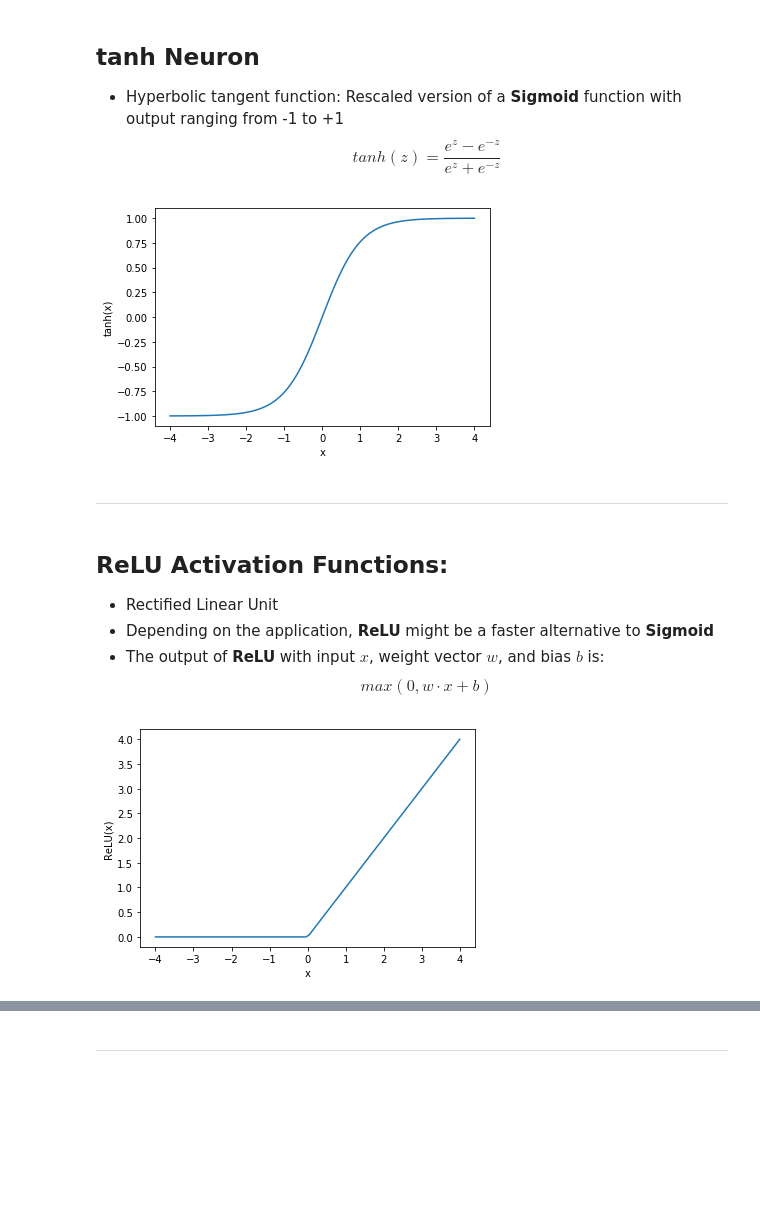
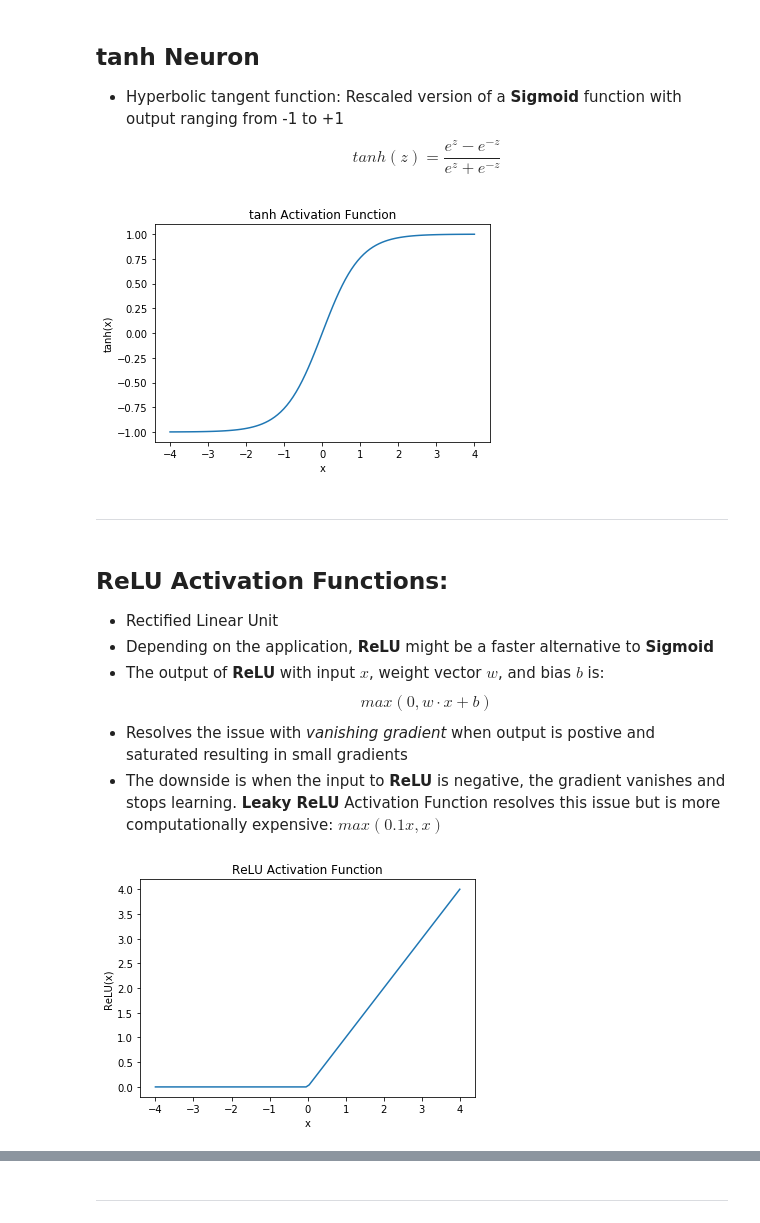
Before and after one commit to romabash/Python-notebooks-collection, a Jupyter notebook: ML Deep Learning/1.1_Neural_Networks.ipynb, the cells around one changed output, grey strips where cells are left out. Cells and saved outputs as stored; diff of their text form; code cells hidden in the pictures; blank space fills up the shorter version.

Commit message:
Deep Learning: ReLU and Leaky ReLU optimization

```diff
--- a/ML Deep Learning/1.1_Neural_Networks.ipynb
+++ b/ML Deep Learning/1.1_Neural_Networks.ipynb
@@ -54,13 +55,14 @@ $$tanh(z) = \frac{e^z - e^{-z}}{e^z + e^{-z}}$$
 # %%
 x = np.linspace(-4, 4, 100)
 y = (np.exp(x) - np.exp(-x))/(np.exp(x) + np.exp(-x))
 
 plt.plot(x, y)
 plt.xlabel("x")
 plt.ylabel("tanh(x)")
+plt.title("tanh Activation Function")
 plt.show()
 # %% [output]
-[figure, old version]
+[figure, new version]
 # %% [markdown]
 ---
 # %% [markdown]
@@ -69,13 +71,16 @@ plt.show()
 - Depending on the application, **ReLU** might be a faster alternative to **Sigmoid**
 - The output of **ReLU** with input $x$, weight vector $w$, and bias $b$ is:
 $$ max(0, w \cdot x +b) $$
+- Resolves the issue with *vanishing gradient* when output is postive and saturated resulting in small gradients
+- The downside is when the input to **ReLU** is negative, the gradient vanishes and stops learning.  **Leaky ReLU** Activation Function resolves this issue but is more computationally expensive: $max(0.1x, x)$
 # %%
 x = np.linspace(-4, 4, 100)
-y = [max(0, i) for i in x]
+y = [max(0.0, i) for i in x]
 
 plt.plot(x, y)
 plt.xlabel("x")
+plt.title("ReLU Activation Function")
 plt.ylabel("ReLU(x)")
 plt.show()
 # %% [output]
-[figure, old version]
+[figure, new version]
```
Also changed, not shown: parts of 2 cells of this notebook.
